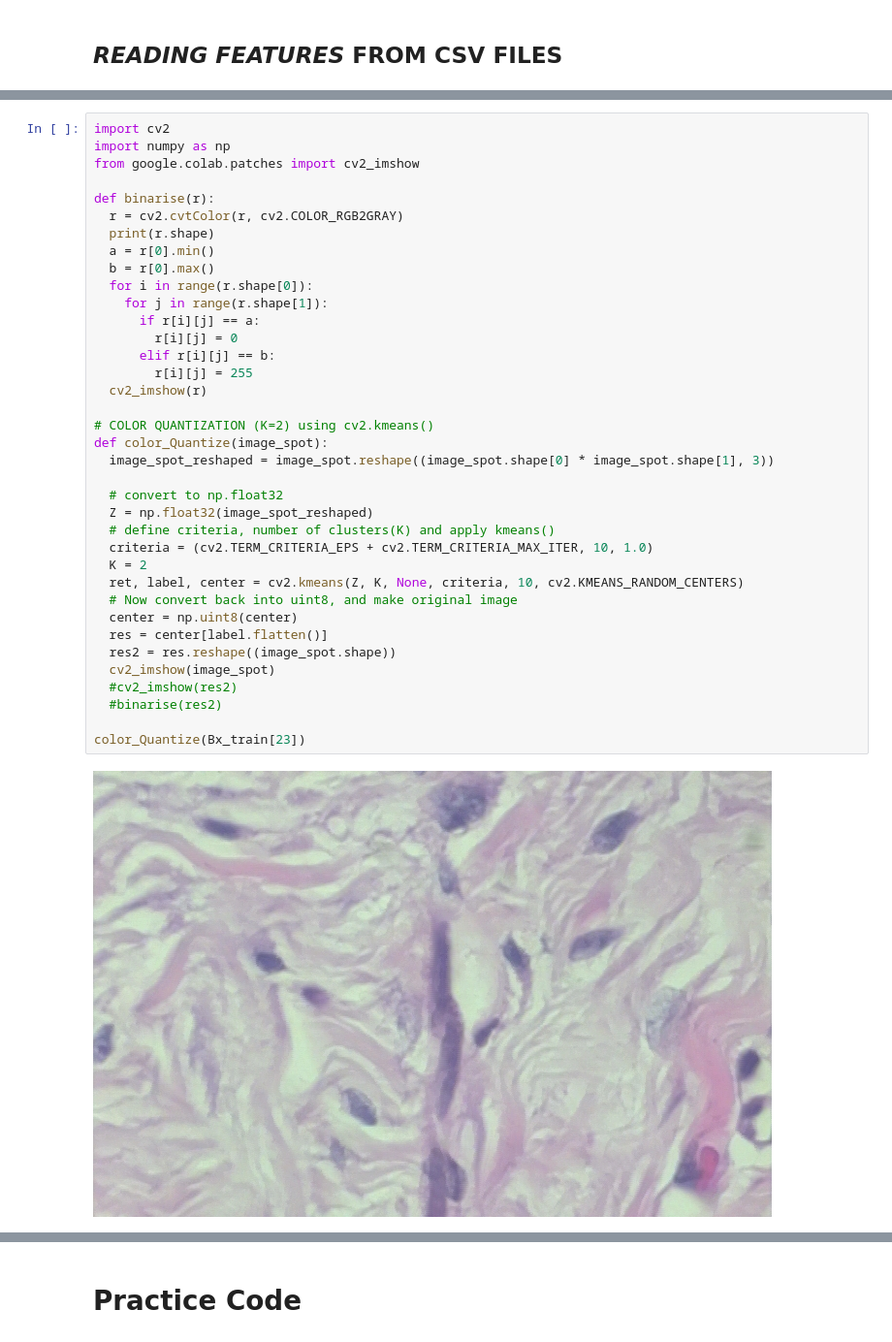
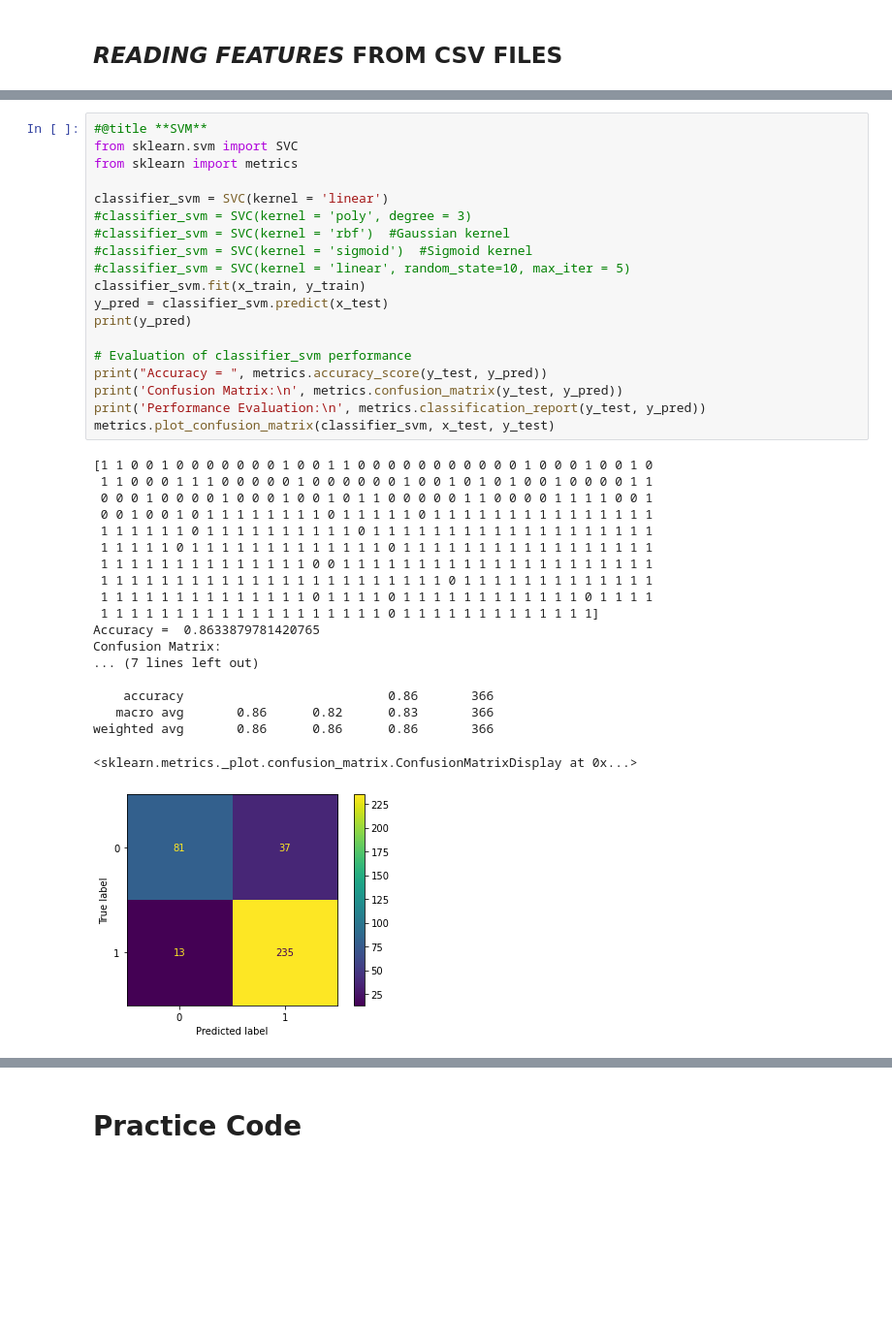
Before and after one commit to Nadeem-Anwar/Nadeem-Anwar, a Jupyter notebook: Cancer.ipynb, the cells around one changed output, grey strips where cells are left out. Shown at 97% size. Drawn from its saved outputs; the diff is of its cells as text; blank space fills up the shorter version.

```diff
--- a/Cancer.ipynb
+++ b/Cancer.ipynb
@@ -593,39 +669,39 @@ NameError: ignored
-# %%
-import cv2
-import numpy as np
-from google.colab.patches import cv2_imshow
-
-def binarise(r):
-  r = cv2.cvtColor(r, cv2.COLOR_RGB2GRAY)
-  print(r.shape)
-  a = r[0].min()
-  b = r[0].max()
-  for i in range(r.shape[0]):
-    for j in range(r.shape[1]):
-      if r[i][j] == a:
-        r[i][j] = 0
-      elif r[i][j] == b:
-        r[i][j] = 255
-  cv2_imshow(r)
-
-# COLOR QUANTIZATION (K=2) using cv2.kmeans()
-def color_Quantize(image_spot):
-  image_spot_reshaped = image_spot.reshape((image_spot.shape[0] * image_spot.shape[1], 3))
-
-  # convert to np.float32
-  Z = np.float32(image_spot_reshaped)
-  # define criteria, number of clusters(K) and apply kmeans()
-  criteria = (cv2.TERM_CRITERIA_EPS + cv2.TERM_CRITERIA_MAX_ITER, 10, 1.0)
-  K = 2
-  ret, label, center = cv2.kmeans(Z, K, None, criteria, 10, cv2.KMEANS_RANDOM_CENTERS)
-  # Now convert back into uint8, and make original image
-  center = np.uint8(center)
-  res = center[label.flatten()]
-  res2 = res.reshape((image_spot.shape))
-  cv2_imshow(image_spot)
-  #cv2_imshow(res2)
-  #binarise(res2)
-
-color_Quantize(Bx_train[23])
-# %% [output]
-[figure, removed]
+# %%
+#@title **SVM**
+from sklearn.svm import SVC
+from sklearn import metrics
+
+classifier_svm = SVC(kernel = 'linear')
+#classifier_svm = SVC(kernel = 'poly', degree = 3)
+#classifier_svm = SVC(kernel = 'rbf')  #Gaussian kernel
+#classifier_svm = SVC(kernel = 'sigmoid')  #Sigmoid kernel
+#classifier_svm = SVC(kernel = 'linear', random_state=10, max_iter = 5)
+classifier_svm.fit(x_train, y_train)
+y_pred = classifier_svm.predict(x_test)
+print(y_pred)
+
+# Evaluation of classifier_svm performance
+print("Accuracy = ", metrics.accuracy_score(y_test, y_pred))
+print('Confusion Matrix:\n', metrics.confusion_matrix(y_test, y_pred))
+print('Performance Evaluation:\n', metrics.classification_report(y_test, y_pred))
+metrics.plot_confusion_matrix(classifier_svm, x_test, y_test)
+# %% [output]
+[1 1 0 0 1 0 0 0 0 0 0 0 1 0 0 1 1 0 0 0 0 0 0 0 0 0 0 0 1 0 0 0 1 0 0 1 0
+ 1 1 0 0 0 1 1 1 0 0 0 0 0 1 0 0 0 0 0 0 1 0 0 1 0 1 0 1 0 0 1 0 0 0 0 1 1
+ 0 0 0 1 0 0 0 0 1 0 0 0 1 0 0 1 0 1 1 0 0 0 0 0 1 1 0 0 0 0 1 1 1 1 0 0 1
+ 0 0 1 0 0 1 0 1 1 1 1 1 1 1 1 0 1 1 1 1 1 0 1 1 1 1 1 1 1 1 1 1 1 1 1 1 1
+ 1 1 1 1 1 1 0 1 1 1 1 1 1 1 1 1 1 0 1 1 1 1 1 1 1 1 1 1 1 1 1 1 1 1 1 1 1
+ 1 1 1 1 1 0 1 1 1 1 1 1 1 1 1 1 1 1 1 0 1 1 1 1 1 1 1 1 1 1 1 1 1 1 1 1 1
+ 1 1 1 1 1 1 1 1 1 1 1 1 1 1 0 0 1 1 1 1 1 1 1 1 1 1 1 1 1 1 1 1 1 1 1 1 1
+ 1 1 1 1 1 1 1 1 1 1 1 1 1 1 1 1 1 1 1 1 1 1 1 0 1 1 1 1 1 1 1 1 1 1 1 1 1
+ 1 1 1 1 1 1 1 1 1 1 1 1 1 1 0 1 1 1 1 0 1 1 1 1 1 1 1 1 1 1 1 1 0 1 1 1 1
+ 1 1 1 1 1 1 1 1 1 1 1 1 1 1 1 1 1 1 1 0 1 1 1 1 1 1 1 1 1 1 1 1 1]
+Accuracy =  0.8633879781420765
+Confusion Matrix:
+... (7 lines left out)
+
+    accuracy                           0.86       366
+   macro avg       0.86      0.82      0.83       366
+weighted avg       0.86      0.86      0.86       366
+<sklearn.metrics._plot.confusion_matrix.ConfusionMatrixDisplay at 0x...>
+[figure, added]
```
Also changed, not shown: parts of 28 cells of this notebook.
